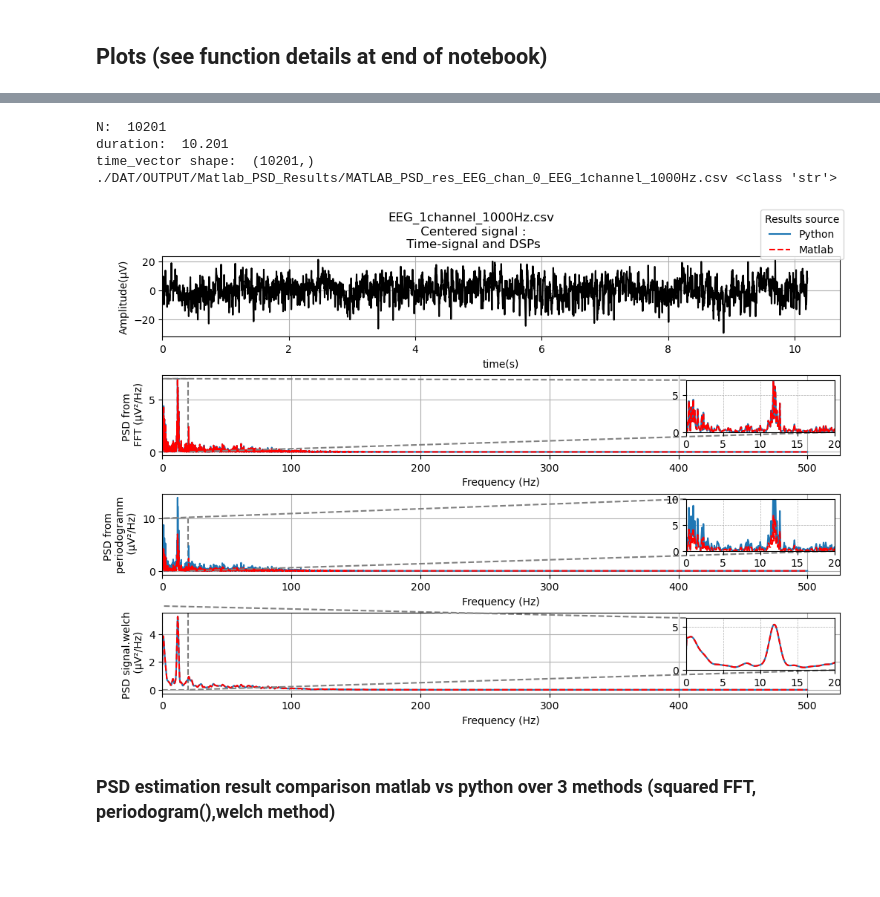
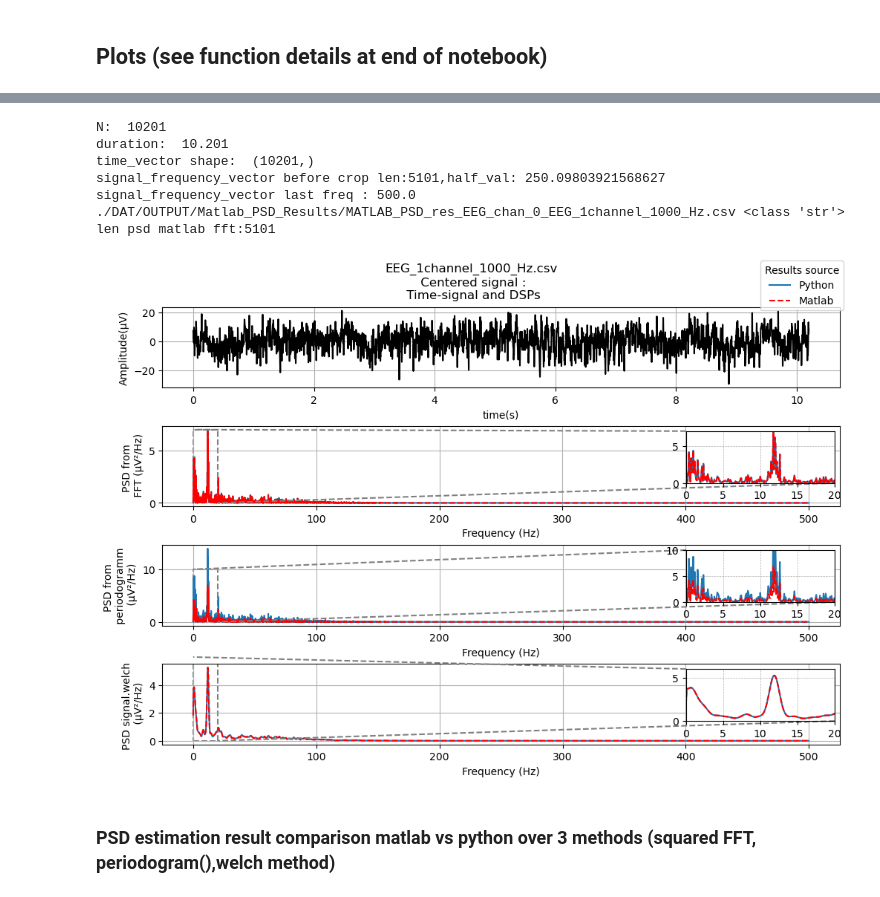
Before and after one commit to iwissemben/Stage_Signal_Physio, a Jupyter notebook: SRC/comparisons_1channel1000Hz.ipynb, the cells around one changed output, grey strips where cells are left out. Saved outputs shown, nothing was run; the diff lists cells and outputs as text; code cells hidden in the pictures; blank space fills up the shorter version.

```diff
--- a/SRC/comparisons_1channel1000Hz.ipynb
+++ b/SRC/comparisons_1channel1000Hz.ipynb
@@ -32,7 +32,7 @@ plt.close("all")  # close all figure windows
  ### File selection and signal loading (Ramdani data)
 # %%
 # Define the xdf file path
-FILENAME = "EEG_1channel_1000Hz.csv"
+FILENAME = "EEG_1channel_1000_Hz.csv"
 # FILENAME = "EEG_1channel_1000Hz.txt"
 # FILENAME="020_DesMar_20211129_1_c.xdf"
 # path=os.path.normpath("../DAT/Input/001_MolLud_20201112_1_c.xdf")
@@ -47,7 +47,7 @@ EEG_amplitudes_centered=EEG_amplitudes-np.mean(EEG_amplitudes)
 # %% [markdown]
 ### Import of matlab estimation results
 # %%
-matlab_results_filename="MATLAB_PSD_res_EEG_chan_0_EEG_1channel_1000Hz.csv"
+matlab_results_filename="MATLAB_PSD_res_EEG_chan_0_EEG_1channel_1000_Hz.csv"
 #Not for plot, but for distribution comparison (abs diff, rms)
 PSD_fft_matlab,PSD_p_matlab,PSD_w_matlab=import_psd_results2(psd_results_file_name=matlab_results_filename)
 # %% [output]
@@ -67,14 +68,15 @@ time_vector shape:  (10201,)
 # %%
-"""PSD_fft_python,PSD_p_python,PSD_w_python=plot_signal_time_dsps(fig_number=2,signal=EEG_amplitudes_centered,sample_rate=Srate,
-                                                               fig_title=FILENAME+"\n Centered signal",external_results=matlab_results_filename)"""
 PSD_results=plot_single_signal_time_dsps(fig_number=2, signal= EEG_amplitudes_centered, sample_rate=Srate,
                                          fig_title=FILENAME+"\n Centered signal",external_results=matlab_results_filename)
 # %% [output]
 N:  10201
 duration:  10.201
 time_vector shape:  (10201,)
-./DAT/OUTPUT/Matlab_PSD_Results/MATLAB_PSD_res_EEG_chan_0_EEG_1channel_1000Hz.csv <class 'str'>
+signal_frequency_vector before crop len:5101,half_val: 250.09803921568627
+signal_frequency_vector last freq : 500.0
+./DAT/OUTPUT/Matlab_PSD_Results/MATLAB_PSD_res_EEG_chan_0_EEG_1channel_1000_Hz.csv <class 'str'>
+len psd matlab fft:5101
-[figure, old version]
+[figure, new version]
 # %% [markdown]
 ### PSD estimation result comparison  matlab vs python over 3 methods (squared FFT, periodogram(),welch method)
 # %%
```
Also changed, not shown: parts of 9 cells of this notebook, 8 other files.
